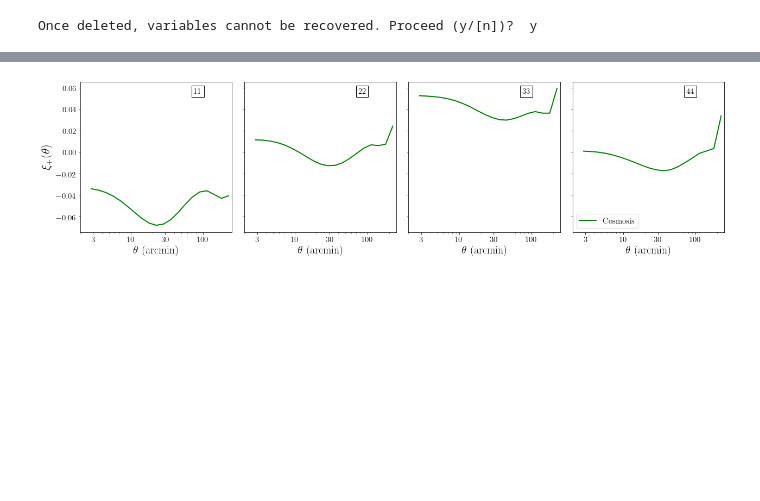
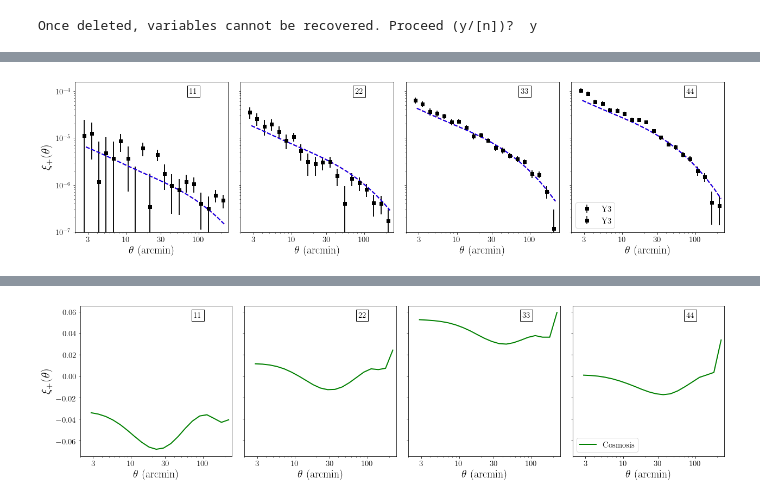
Before and after one commit to shivampcosmo/ACTxDESY3, a Jupyter notebook: src/plotting/shearxy.ipynb, the cells around one changed output, grey strips where cells are left out. Cells and saved outputs as stored; diff of their text form; code cells hidden in the pictures; blank space fills up the shorter version.

```diff
--- a/src/plotting/shearxy.ipynb
+++ b/src/plotting/shearxy.ipynb
@@ -202,0 +203,79 @@ pl.tight_layout()
+# %%
+ntheta = len(df['shearshear_y3']['1_1']['theta'])
+bins_array = [1,2,3,4]
+# nbins = len([*df['shearshear_y3'].keys()])
+
+nbins = 4
+bins = (np.arange(4) + 1).astype(int)
+fig, ax = pl.subplots(1,4, figsize = (18,5),sharex=True,sharey='row')
+jc = 0
+texts_kk = [r'1,1',r'2,2',r'3,3',r'4,4']
+texts_ky = [r'1,y',r'2,y',r'3,y',r'4,y']
+# theta_array = DV.xi_result_dict['kk']['theta']
+ldir = '/global/cfs/cdirs/des/shivamp/nl_cosmosis/cosmosis/ACTxDESY3/src/results/'
+fnames = ['DV_obj_temp_gty_plancky3_beamed_P020.0_beta4.524.pk',
+          'DV_obj_temp_gty_plancky3_beamed_P020.0_beta4.516.pk',
+]
+colors = ['r','b','k']
+for jf in range(2):
+    DV = dill.load(open(ldir + fnames[jf],'rb'))
+    for j2 in range(4):
+        bin_str = 'bin_' + str(j2+1) + '_' + str(j2+1)
+        sel_ind = np.where((bin1_xip == j2+1) & (bin2_xip == j2+1))[0]
+
+    #     Cl_j1_1h = DV.xi_result_dict['kk'][bin_str]['1h']
+    #     Cl_j1_2h = DV.xi_result_dict['kk'][bin_str]['2h']
+        Cl_j1_tot = DV.xi_result_dict['kk'][bin_str]['tot']
+    #     Cl_j1_tot2 = DV.xi_result_dict['kk'][bin_str]['tot2']
+
+    #     ax[j2].errorbar(theta_array, Cl_j1_1h, linestyle='-', marker='',lw = 2, color ='blue',label='1h')
+    #     ax[j2].errorbar(theta_array, Cl_j1_2h, linestyle='-', marker='',lw = 2, color ='red',label='2h Linear')
+    #     ax[j2].errorbar(theta_array, Cl_j1_1h + Cl_j1_2h, linestyle=':', marker='',lw = 2, color ='green',label='Total')
+    #     ax[j2].errorbar(theta_array, Cl_j1_tot, linestyle='-', marker='',lw = 2, color ='blue',label='Total')
+        ax[j2].errorbar(theta_array, Cl_j1_tot, linestyle='--', marker='',lw = 2, color =colors[jf])
+
+#         ax[j2].errorbar(xip_ang[sel_ind], xip_csf[sel_ind], linestyle='-', marker='',lw = 2, color ='green',label='Cosmosis')
+
+
+
+        yk_g = df['shearshear_y3'][str(j2) + '_' + str(j2)]['xip']
+        yk_th_g = df['shearshear_y3'][str(j2) + '_' + str(j2)]['theta'] * 180./np.pi
+        yk_err = df['shearshear_y3'][str(j2) + '_' + str(j2)]['err_p']
+        ax[j2].errorbar(yk_th_g, yk_g,yerr=yk_err, ls='',marker='s',color='black',label='Y3')
+
+    #     yk_g = df['shearshear_y1'][str(j2) + '_' + str(j2)]['xip']
+    #     yk_th_g = df['shearshear_y1'][str(j2) + '_' + str(j2)]['theta'] * 180./np.pi
+    #     yk_err = df['shearshear_y1'][str(j2) + '_' + str(j2)]['err_p']
+    #     ax[j2].errorbar(1.05*yk_th_g, yk_g,yerr=yk_err, ls='',marker='s',color='blue',label='Y1')
+    #     ax[j2].set_ylim(1e-11,1e-9)
+        ax[j2].set_xscale('log')
+        ax[j2].set_yscale('log')
+
+        ax[j2].set_xlabel(r'$\theta$ (arcmin)', size = 20)
+        ticks  = np.array([3,10,30,100])
+        labels_bottom = ticks
+        ax[j2].set_xticks(ticks)
+        ax[j2].set_xticklabels(labels_bottom,  fontsize=15)
+
+        ax[j2].tick_params(axis='both', which='minor', labelsize=15)
+        ax[j2].tick_params(axis='both', which='major', labelsize=15)
+        ax[j2].set_xlim((2,250))
+        ax[j2].text( 0.75, 0.96,str(j2+1) + str(j2+1), verticalalignment='top', horizontalalignment='left', transform=ax[j2].transAxes, fontsize=15, bbox=dict(facecolor='white', edgecolor='black'))
+
+
+        jc += 1
+
+    # ax[0,0].set_ylabel(r'$\xi_{\rm mm}$ comparison', size = 22)
+    ax[0].set_ylabel(r'$\xi_{+}(\theta)$ ', size = 22)
+    # ax[1,0].set_ylabel(r'$\xi_{y\kappa}(\theta)$ ', size = 22)
+    # ax[2,0].set_ylabel(r'$\xi_{\kappa \kappa}(\theta)$ ', size = 22)
+    ax[3].legend(fontsize=15,loc='lower left')
+    #     ax[1,j].tick_params(axis='both', which='major', labelsize=15)
+
+
+
+    pl.tight_layout()
+
+    # fig.savefig('xi_yk_kk_allbins.pdf')
+# %% [output]
+[figure, added]
```
Also changed, not shown: parts of 12 cells of this notebook, 7 other files.
